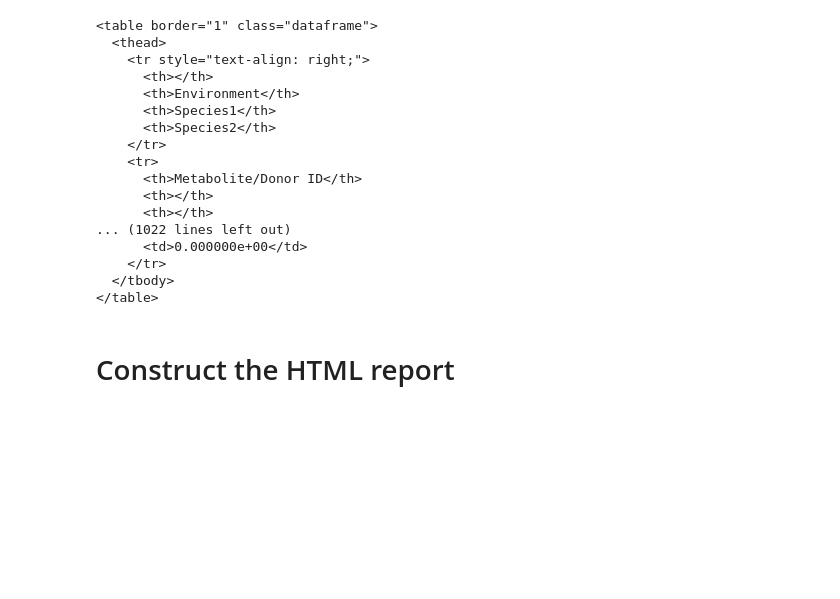
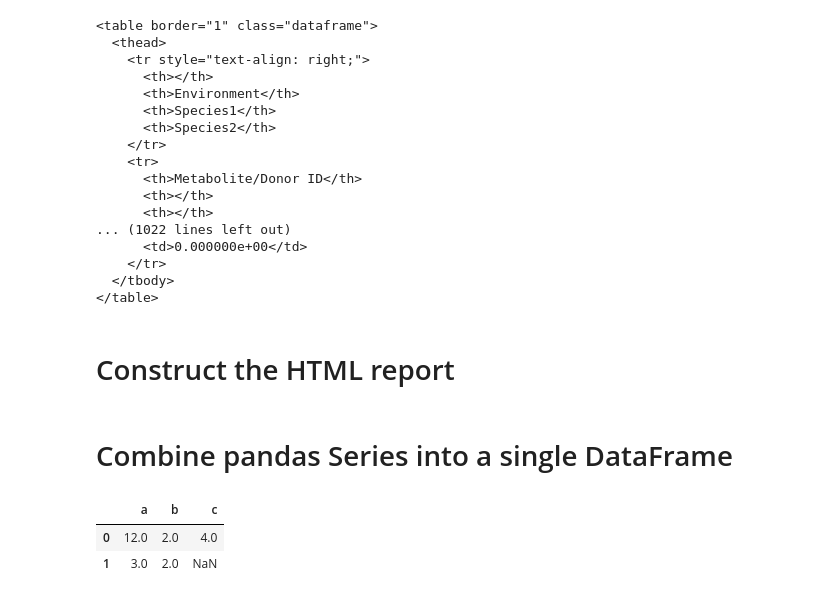
Before and after one commit to dtriadis/ModelSEEDpy, a Jupyter notebook: examples/HTML_report.ipynb, the cells around one changed output. Cells and saved outputs as stored; diff of their text form; code cells hidden in the pictures; blank space fills up the shorter version.

```diff
--- a/examples/HTML_report.ipynb
+++ b/examples/HTML_report.ipynb
@@ -160,3 +160,15 @@ steadycom_output = steadycom_report(cross_feeding_df, exMets_df)
 # %%
 with open("test_steadycom_report.html", "w") as out:
     out.writelines(steadycom_output)
+# %% [markdown]
+# Combine pandas Series into a single DataFrame
+# %%
+from pandas import Series, concat
+
+a = Series({"a": 12, "b":2, "c":4})
+b = Series({"a": 3, "b":2})
+display(concat([a,b], axis=1).T)
+# %% [output]
+|  | a | b | c |
+| 0 | 12.0 | 2.0 | 4.0 |
+| 1 | 3.0 | 2.0 | NaN |
```
Also changed, not shown: 4 other files.
